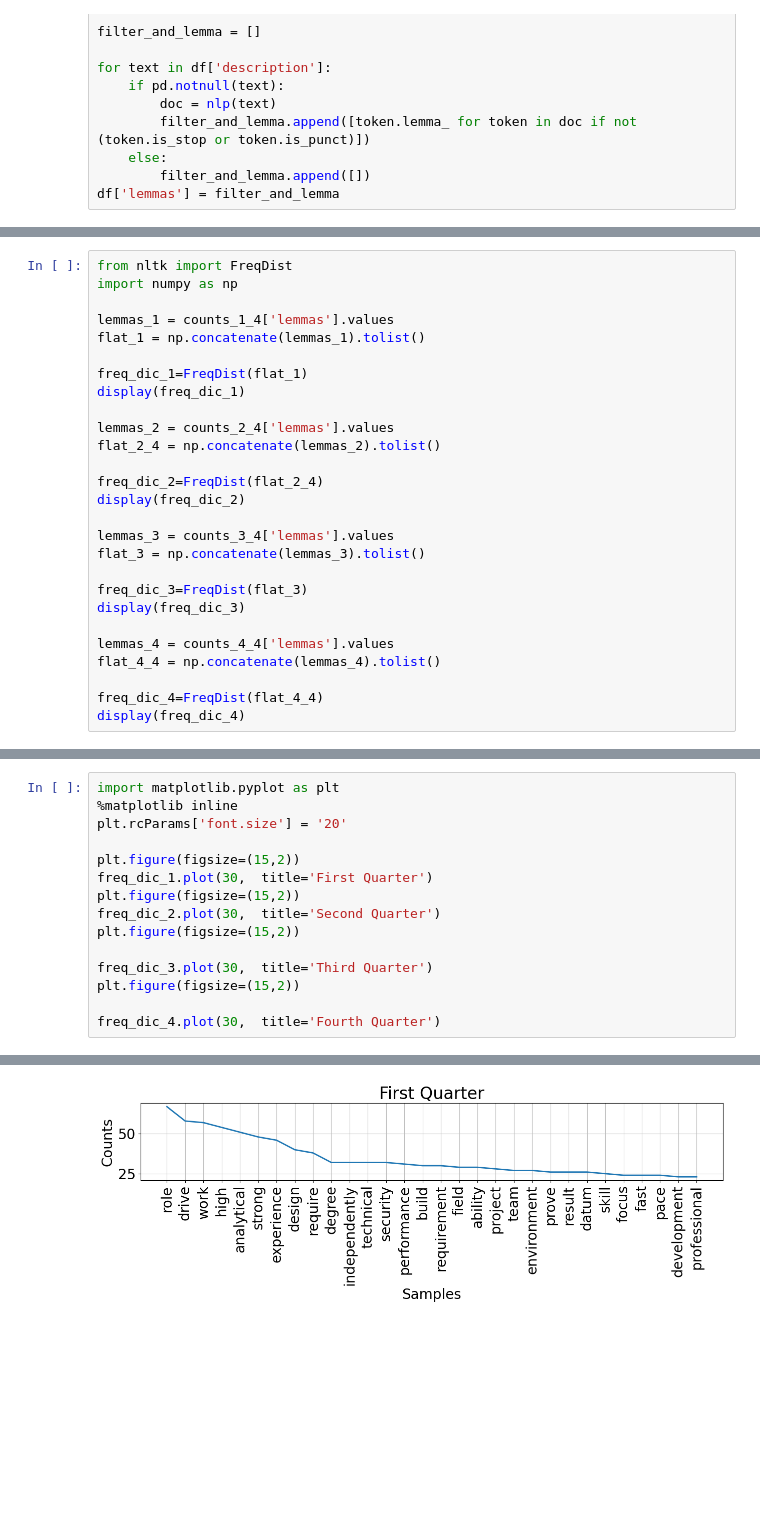
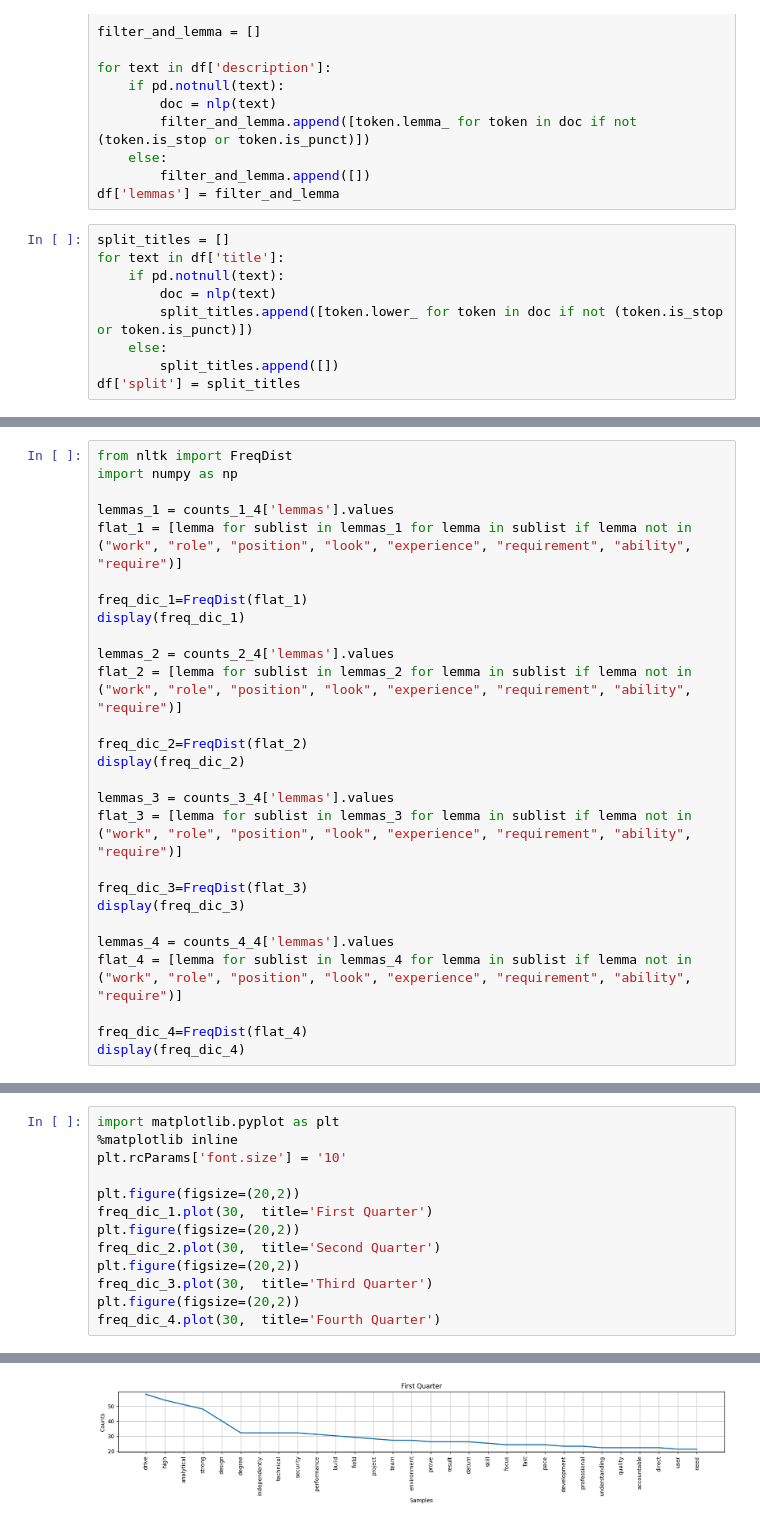
Before and after one commit to EmmaLBF/Hack4Her2025, a Jupyter notebook: process.ipynb, the cells around one changed output, grey strips where cells are left out. Drawn from its saved outputs; the diff is of its cells as text; blank space fills up the shorter version.

Commit message:
description and title analyses

```diff
--- a/process.ipynb
+++ b/process.ipynb
@@ -24,6 +24,15 @@ for text in df['description']:
     else:
         filter_and_lemma.append([])
 df['lemmas'] = filter_and_lemma
+# %%
+split_titles = []
+for text in df['title']:
+    if pd.notnull(text):
+        doc = nlp(text)
+        split_titles.append([token.lower_ for token in doc if not (token.is_stop or token.is_punct)])
+    else:
+        split_titles.append([])
+df['split'] = split_titles
 # %%
 counts_1_4 = df.loc[df['women_proportion'] <= 0.25]
 counts_2_4 = df.loc[(df['women_proportion'] > 0.25) & (df['women_proportion'] <= 0.5)]
@@ -54,26 +48,26 @@ from nltk import FreqDist
 import numpy as np
 
 lemmas_1 = counts_1_4['lemmas'].values
-flat_1 = np.concatenate(lemmas_1).tolist()
+flat_1 = [lemma for sublist in lemmas_1 for lemma in sublist if lemma not in ("work", "role", "position", "look", "experience", "requirement", "ability", "require")]
 
 freq_dic_1=FreqDist(flat_1)
 display(freq_dic_1)
 
 lemmas_2 = counts_2_4['lemmas'].values
-flat_2_4 = np.concatenate(lemmas_2).tolist()
+flat_2 = [lemma for sublist in lemmas_2 for lemma in sublist if lemma not in ("work", "role", "position", "look", "experience", "requirement", "ability", "require")]
 
-freq_dic_2=FreqDist(flat_2_4)
+freq_dic_2=FreqDist(flat_2)
 display(freq_dic_2)
 
 lemmas_3 = counts_3_4['lemmas'].values
-flat_3 = np.concatenate(lemmas_3).tolist()
+flat_3 = [lemma for sublist in lemmas_3 for lemma in sublist if lemma not in ("work", "role", "position", "look", "experience", "requirement", "ability", "require")]
 
 freq_dic_3=FreqDist(flat_3)
 display(freq_dic_3)
 
 lemmas_4 = counts_4_4['lemmas'].values
-flat_4_4 = np.concatenate(lemmas_4).tolist()
+flat_4 = [lemma for sublist in lemmas_4 for lemma in sublist if lemma not in ("work", "role", "position", "look", "experience", "requirement", "ability", "require")]
 
-freq_dic_4=FreqDist(flat_4_4)
+freq_dic_4=FreqDist(flat_4)
 display(freq_dic_4)
 # %% [output]
@@ -84,18 +78,16 @@ FreqDist({'work': 93, 'team': 80, 'skill': 50, 'help': 43, 'role': 41, 'communic
 # %%
 import matplotlib.pyplot as plt
 %matplotlib inline
-plt.rcParams['font.size'] = '20'
+plt.rcParams['font.size'] = '10'
 
-plt.figure(figsize=(15,2))
+plt.figure(figsize=(20,2))
 freq_dic_1.plot(30,  title='First Quarter')
-plt.figure(figsize=(15,2))
+plt.figure(figsize=(20,2))
 freq_dic_2.plot(30,  title='Second Quarter')
-plt.figure(figsize=(15,2))
-
+plt.figure(figsize=(20,2))
 freq_dic_3.plot(30,  title='Third Quarter')
-plt.figure(figsize=(15,2))
-
+plt.figure(figsize=(20,2))
 freq_dic_4.plot(30,  title='Fourth Quarter')
 # %% [output]
 <Axes: title={'center': 'Fourth Quarter'}, xlabel='Samples', ylabel='Counts'>
-[figure, old version]
+[figure, new version]
```
Also changed, not shown: parts of 9 cells of this notebook.
